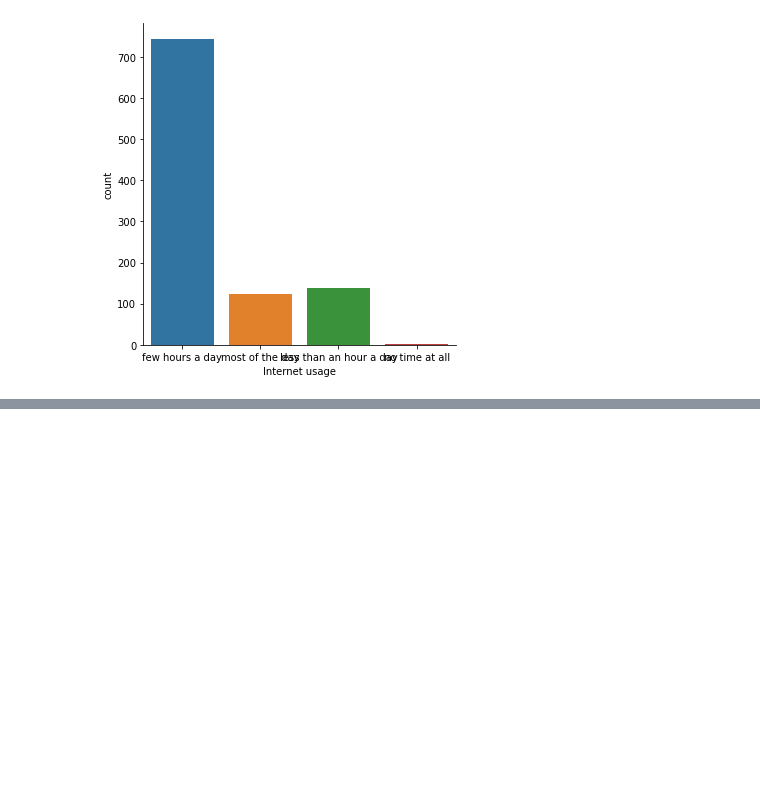
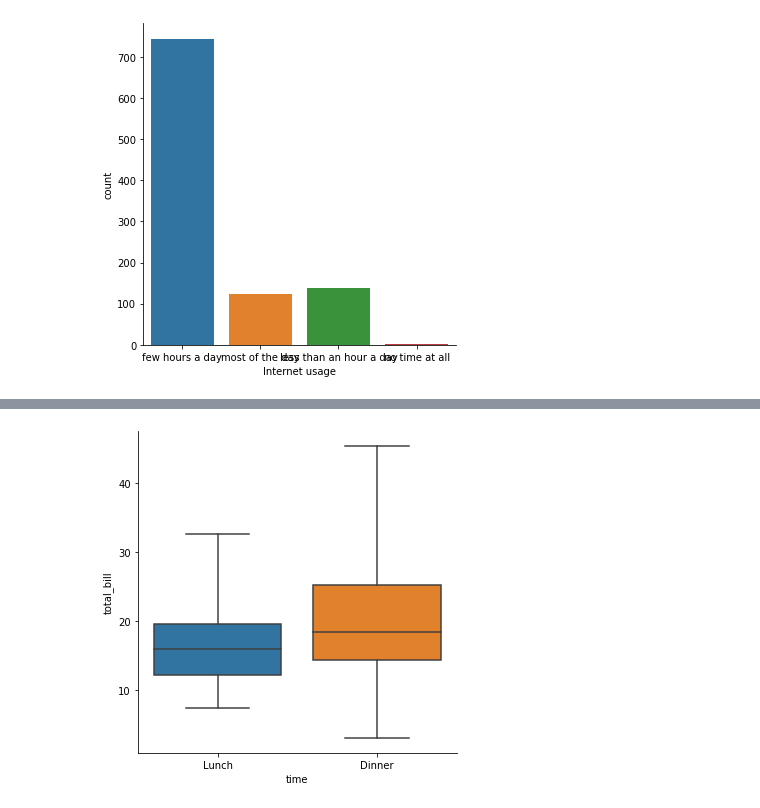
Before and after one commit to Seismic-Striker/Springboard_and_Datacamp, a Jupyter notebook: Section_13_introduction_to_Data_visualization_with_Seaborn/Chapter_3_Visualizing_a_Categorical_and_a_Quantitative_Variable.ipynb, the cells around one changed output, grey strips where cells are left out. Saved outputs shown, nothing was run; the diff lists cells and outputs as text; code cells hidden in the pictures; blank space fills up the shorter version.

```diff
--- a/Section_13_introduction_to_Data_visualization_with_Seaborn/Chapter_3_Visualizing_a_Categorical_and_a_Quantitative_Variable.ipynb
+++ b/Section_13_introduction_to_Data_visualization_with_Seaborn/Chapter_3_Visualizing_a_Categorical_and_a_Quantitative_Variable.ipynb
@@ -93,0 +234,12 @@ KeyError: 'Age Category'
+# %%
+g = sns.catplot(x='time',
+               y='total_bill',
+               data=tips,
+               kind='box',
+               sym='',
+                whis=2.0)
+#this will ommit all the outliers
+#whiskers are usually at 1.5 * interquartile range
+plt.show()
+# %% [output]
+[figure, added]
```
Also changed, not shown: parts of 16 cells of this notebook, 16 other files.
